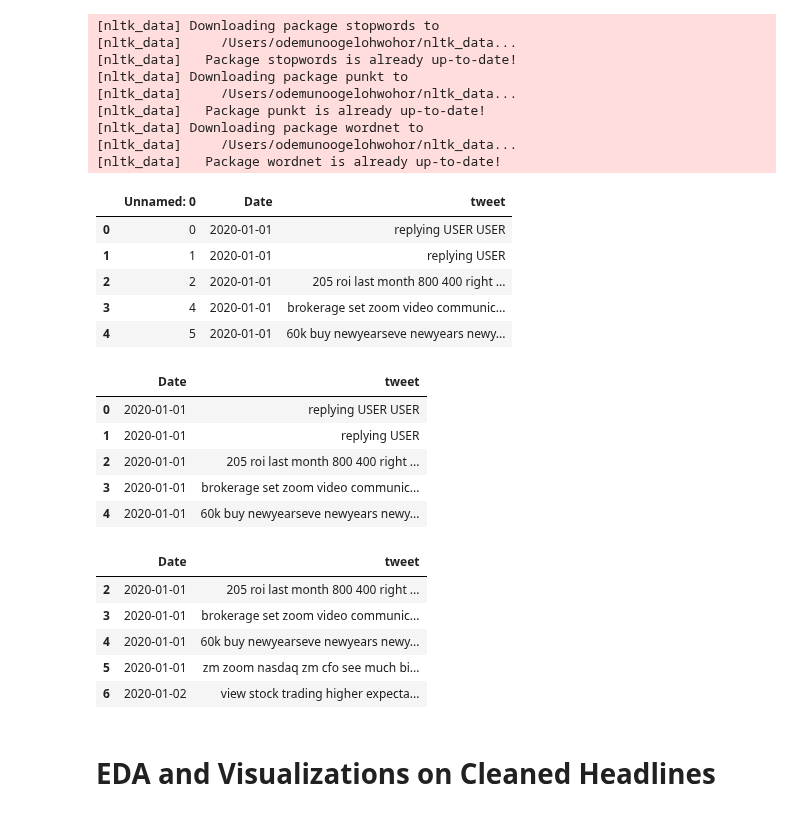
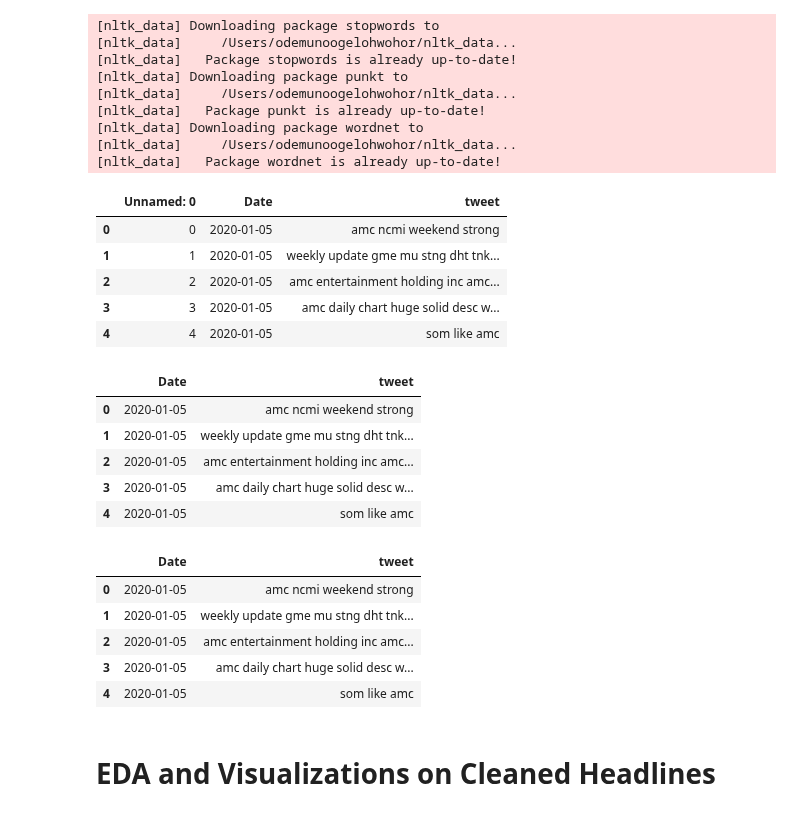
Before and after one commit to odemuno/IDL-finance-project, a Jupyter notebook: Code/eda-sentiment-analysis/tweets/tweets_sentiment.ipynb, the cells around one changed output. Saved outputs shown, nothing was run; the diff lists cells and outputs as text; code cells hidden in the pictures.

```diff
--- a/Code/eda-sentiment-analysis/tweets/tweets_sentiment.ipynb
+++ b/Code/eda-sentiment-analysis/tweets/tweets_sentiment.ipynb
@@ -28,26 +28,26 @@ from vaderSentiment.vaderSentiment import SentimentIntensityAnalyzer # !pip inst
 [nltk_data]   Package wordnet is already up-to-date!
 # %%
 # Load the CSV file
-df = pd.read_csv('../zoom_preprocessed.csv')
+df = pd.read_csv('../../data/amc/amc_clean_twitter.csv')
 display(df.head())
 # %% [output]
 |  | Unnamed: 0 | Date | tweet |
-| 0 | 0 | 2020-01-01 | replying USER USER |
-| 1 | 1 | 2020-01-01 | replying USER |
-| 2 | 2 | 2020-01-01 | 205 roi last month 800 400 right ... |
-| 3 | 4 | 2020-01-01 | brokerage set zoom video communic... |
-| 4 | 5 | 2020-01-01 | 60k buy newyearseve newyears newy... |
+| 0 | 0 | 2020-01-05 | amc ncmi weekend strong |
+| 1 | 1 | 2020-01-05 | weekly update gme mu stng dht tnk... |
+| 2 | 2 | 2020-01-05 | amc entertainment holding inc amc... |
+| 3 | 3 | 2020-01-05 | amc daily chart huge solid desc w... |
+| 4 | 4 | 2020-01-05 | som like amc |
 # %%
 df = df.drop(columns=['Unnamed: 0'])
 # %%
 df.head()
 # %% [output]
 |  | Date | tweet |
-| 0 | 2020-01-01 | replying USER USER |
-| 1 | 2020-01-01 | replying USER |
-| 2 | 2020-01-01 | 205 roi last month 800 400 right ... |
-| 3 | 2020-01-01 | brokerage set zoom video communic... |
-| 4 | 2020-01-01 | 60k buy newyearseve newyears newy... |
+| 0 | 2020-01-05 | amc ncmi weekend strong |
+| 1 | 2020-01-05 | weekly update gme mu stng dht tnk... |
+| 2 | 2020-01-05 | amc entertainment holding inc amc... |
+| 3 | 2020-01-05 | amc daily chart huge solid desc w... |
+| 4 | 2020-01-05 | som like amc |
 # %%
 df['tweet'] = df['tweet'].astype('str')
 # %%
@@ -55,11 +55,11 @@ df = df[~df['tweet'].str.contains('replying')]
 df.head()
 # %% [output]
 |  | Date | tweet |
-| 2 | 2020-01-01 | 205 roi last month 800 400 right ... |
-| 3 | 2020-01-01 | brokerage set zoom video communic... |
-| 4 | 2020-01-01 | 60k buy newyearseve newyears newy... |
-| 5 | 2020-01-01 | zm zoom nasdaq zm cfo see much bi... |
-| 6 | 2020-01-02 | view stock trading higher expecta... |
+| 0 | 2020-01-05 | amc ncmi weekend strong |
+| 1 | 2020-01-05 | weekly update gme mu stng dht tnk... |
+| 2 | 2020-01-05 | amc entertainment holding inc amc... |
+| 3 | 2020-01-05 | amc daily chart huge solid desc w... |
+| 4 | 2020-01-05 | som like amc |
 # %% [markdown]
 # EDA and Visualizations on Cleaned Headlines
 # %% [markdown]
```
Also changed, not shown: parts of 5 cells of this notebook, 27 other files.
